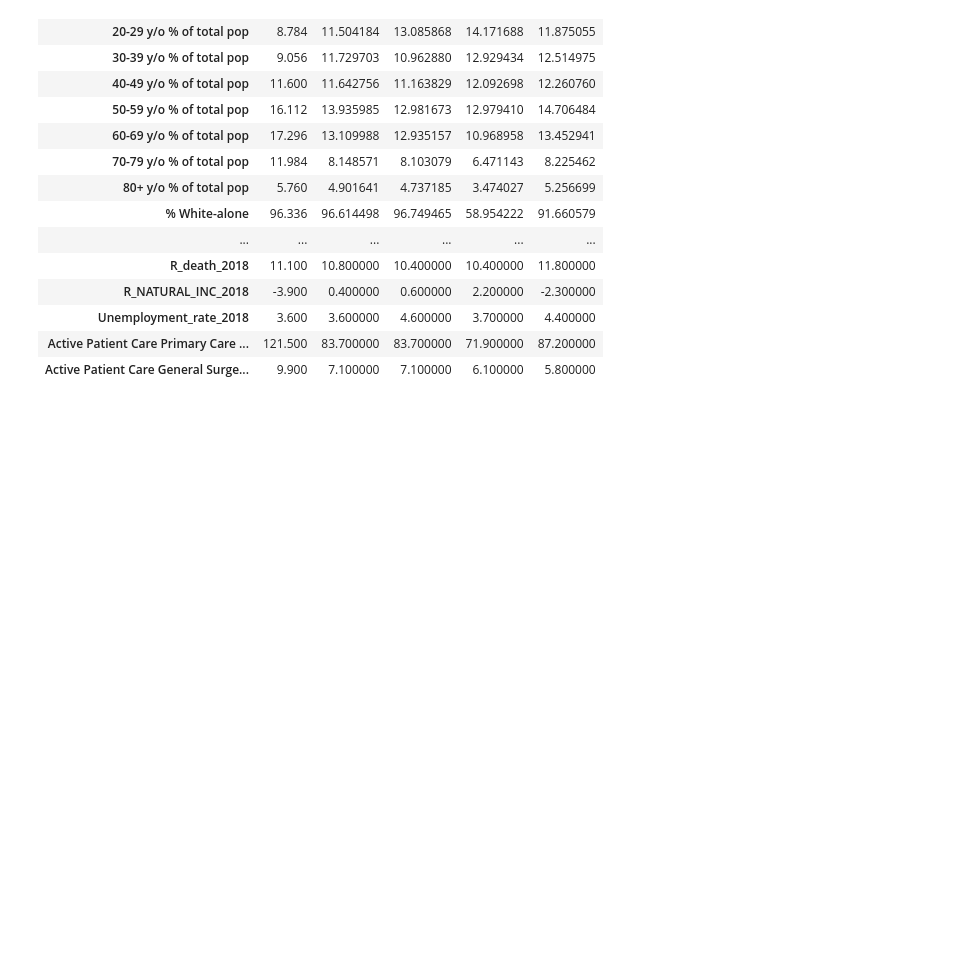
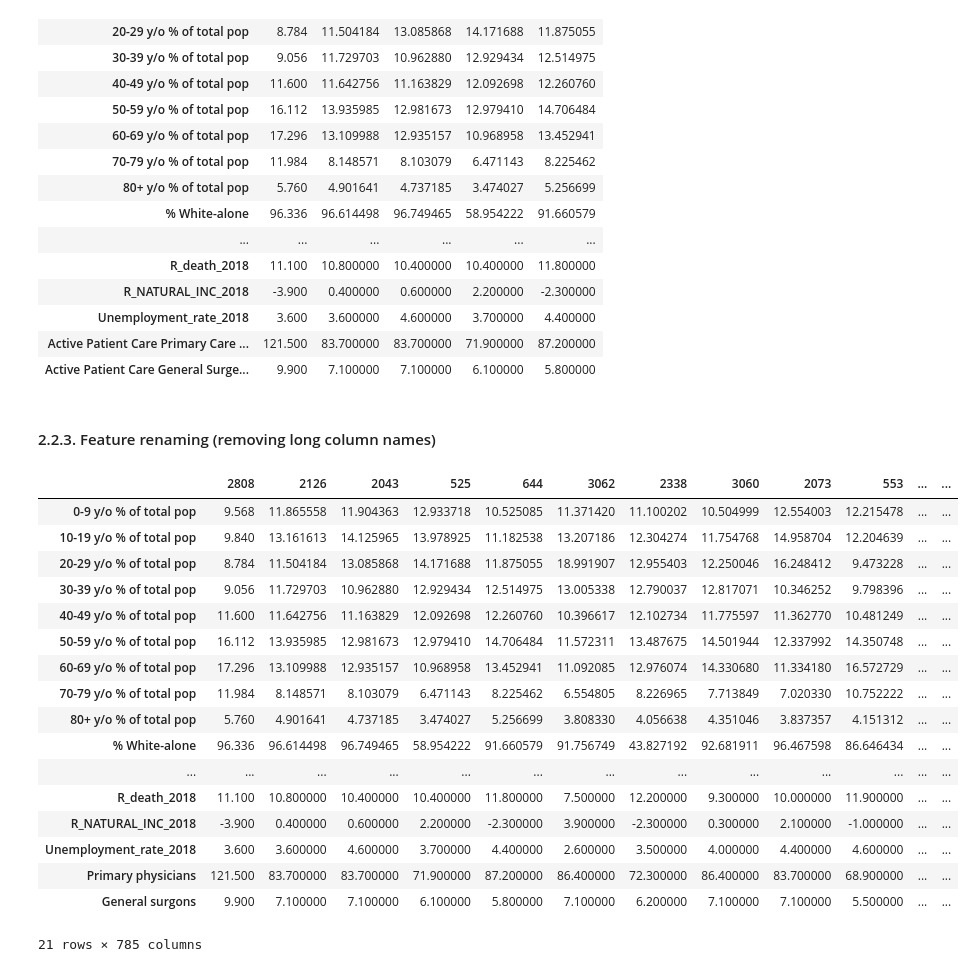
Before and after one commit to 4GeeksAcademy/Madesh1-regularized-linear-regression, a Jupyter notebook: src/Madesh_solution.ipynb, the cells around one changed output. Saved outputs shown, nothing was run; the diff lists cells and outputs as text; code cells hidden in the pictures; blank space fills up the shorter version.

```diff
--- a/src/Madesh_solution.ipynb
+++ b/src/Madesh_solution.ipynb
@@ -184,3 +184,5 @@ testing_features.head().T
 | Unemployment_rate_2018 | 3.600 | 3.600000 | 4.600000 | 3.700000 | 4.400000 |
 | Active Patient Care Primary Care ... | 121.500 | 83.700000 | 83.700000 | 71.900000 | 87.200000 |
 | Active Patient Care General Surge... | 9.900 | 7.100000 | 7.100000 | 6.100000 | 5.800000 |
+# %% [markdown]
+#### 2.2.3. Feature renaming (removing long column names)
@@ -186,0 +195,21 @@ testing_features.head().T
+# %%
+testing_features.T
+# %% [output]
+|  | 2808 | 2126 | 2043 | 525 | 644 | 3062 | 2338 | 3060 | 2073 | 553 | ... | ... |
+| 0-9 y/o % of total pop | 9.568 | 11.865558 | 11.904363 | 12.933718 | 10.525085 | 11.371420 | 11.100202 | 10.504999 | 12.554003 | 12.215478 | ... | ... |
+| 10-19 y/o % of total pop | 9.840 | 13.161613 | 14.125965 | 13.978925 | 11.182538 | 13.207186 | 12.304274 | 11.754768 | 14.958704 | 12.204639 | ... | ... |
+| 20-29 y/o % of total pop | 8.784 | 11.504184 | 13.085868 | 14.171688 | 11.875055 | 18.991907 | 12.955403 | 12.250046 | 16.248412 | 9.473228 | ... | ... |
+| 30-39 y/o % of total pop | 9.056 | 11.729703 | 10.962880 | 12.929434 | 12.514975 | 13.005338 | 12.790037 | 12.817071 | 10.346252 | 9.798396 | ... | ... |
+| 40-49 y/o % of total pop | 11.600 | 11.642756 | 11.163829 | 12.092698 | 12.260760 | 10.396617 | 12.102734 | 11.775597 | 11.362770 | 10.481249 | ... | ... |
+| 50-59 y/o % of total pop | 16.112 | 13.935985 | 12.981673 | 12.979410 | 14.706484 | 11.572311 | 13.487675 | 14.501944 | 12.337992 | 14.350748 | ... | ... |
+| 60-69 y/o % of total pop | 17.296 | 13.109988 | 12.935157 | 10.968958 | 13.452941 | 11.092085 | 12.976074 | 14.330680 | 11.334180 | 16.572729 | ... | ... |
+| 70-79 y/o % of total pop | 11.984 | 8.148571 | 8.103079 | 6.471143 | 8.225462 | 6.554805 | 8.226965 | 7.713849 | 7.020330 | 10.752222 | ... | ... |
+| 80+ y/o % of total pop | 5.760 | 4.901641 | 4.737185 | 3.474027 | 5.256699 | 3.808330 | 4.056638 | 4.351046 | 3.837357 | 4.151312 | ... | ... |
+| % White-alone | 96.336 | 96.614498 | 96.749465 | 58.954222 | 91.660579 | 91.756749 | 43.827192 | 92.681911 | 96.467598 | 86.646434 | ... | ... |
+| ... | ... | ... | ... | ... | ... | ... | ... | ... | ... | ... | ... | ... |
+| R_death_2018 | 11.100 | 10.800000 | 10.400000 | 10.400000 | 11.800000 | 7.500000 | 12.200000 | 9.300000 | 10.000000 | 11.900000 | ... | ... |
+| R_NATURAL_INC_2018 | -3.900 | 0.400000 | 0.600000 | 2.200000 | -2.300000 | 3.900000 | -2.300000 | 0.300000 | 2.100000 | -1.000000 | ... | ... |
+| Unemployment_rate_2018 | 3.600 | 3.600000 | 4.600000 | 3.700000 | 4.400000 | 2.600000 | 3.500000 | 4.000000 | 4.400000 | 4.600000 | ... | ... |
+| Primary physicians | 121.500 | 83.700000 | 83.700000 | 71.900000 | 87.200000 | 86.400000 | 72.300000 | 86.400000 | 83.700000 | 68.900000 | ... | ... |
+| General surgons | 9.900 | 7.100000 | 7.100000 | 6.100000 | 5.800000 | 7.100000 | 6.200000 | 7.100000 | 7.100000 | 5.500000 | ... | ... |
+21 rows × 785 columns
```
Also changed, not shown: parts of 11 cells of this notebook, 1 other file.
